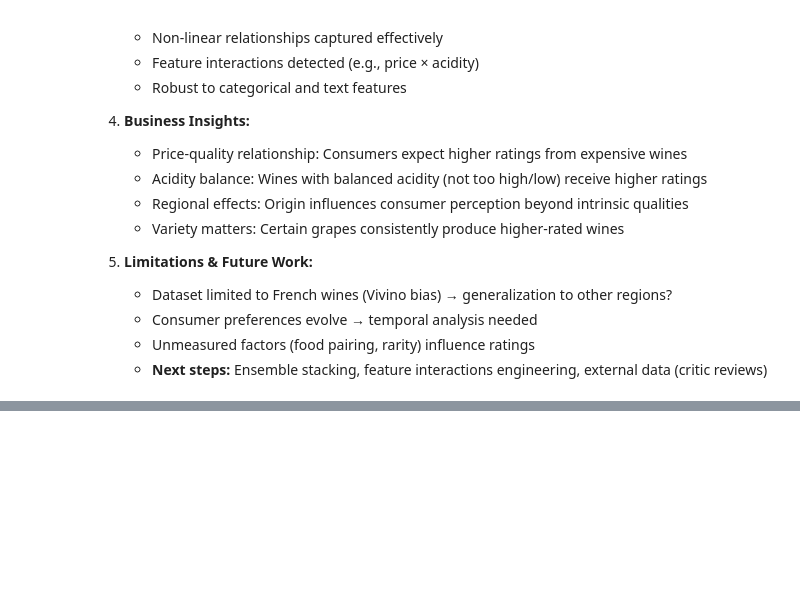
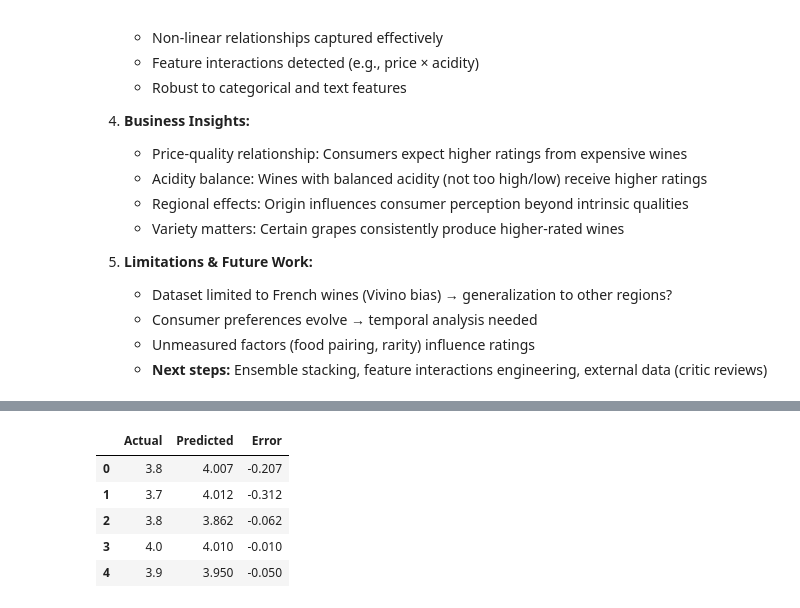
Before and after one commit to tfreret/vivino-analysis, a Jupyter notebook: wine_analysis_v2.ipynb, the cells around one changed output, grey strips where cells are left out. Drawn from its saved outputs; the diff is of its cells as text; code cells hidden in the pictures; blank space fills up the shorter version.

Commit message:
feat: alt analysis with fewer features

```diff
--- a/wine_analysis_v2.ipynb
+++ b/wine_analysis_v2.ipynb
@@ -837,0 +851,90 @@ Prediction Examples (Test Set):
+# %%
+# Alternative Analysis 1: Without Price & Taste Features
+print("=" * 70)
+print("ANALYSIS 1: Without Price & Taste Features")
+print("=" * 70)
+
+X_alt1 = df_model.drop(['rating', 'id', 'name', 'cluster'], axis=1, errors='ignore')
+X_alt1['vintage'] = pd.to_numeric(X_alt1['vintage'], errors='coerce')
+X_alt1['age'] = 2025 - X_alt1['vintage']
+X_alt1['age'] = X_alt1['age'].clip(lower=0)
+
+# Features: only geographic, grape, and flavor info
+numeric_features_alt1 = ['vintage', 'age']
+categorical_features_alt1 = ['country', 'winery', 'flavor_rank1', 'flavor_rank2', 'flavor_rank3']
+text_feature_alt1 = ['grapes']
+
+# Preprocessing
+numeric_transformer_alt1 = Pipeline([
+    ('imputer', SimpleImputer(strategy='median')),
+    ('scaler', StandardScaler())
+])
+
+categorical_transformer_alt1 = Pipeline([
+    ('imputer', SimpleImputer(strategy='constant', fill_value='missing')),
+    ('encoder', OneHotEncoder(handle_unknown='ignore', sparse_output=False, max_categories=20))
+])
+
+grapes_transformer_alt1 = Pipeline([
+    ('imputer', SimpleImputer(strategy='constant', fill_value='Unknown')),
+    ('flatten', FunctionTransformer(lambda x: np.reshape(x, -1), feature_names_out='one-to-one')),
+    ('vectorizer', CountVectorizer(tokenizer=split_grapes, token_pattern=None, binary=True, max_features=50))
+])
+
+preprocessor_alt1 = ColumnTransformer([
+    ('num', numeric_transformer_alt1, numeric_features_alt1),
+    ('cat', categorical_transformer_alt1, categorical_features_alt1),
+    ('grapes', grapes_transformer_alt1, text_feature_alt1)
+], remainder='drop')
+
+# Train-test split
+X_train_alt1, X_test_alt1, y_train_alt1, y_test_alt1 = train_test_split(
+    X_alt1, y, test_size=0.2, random_state=42,
+    stratify=pd.cut(y, bins=5, labels=False)
+)
+
+# Apply preprocessing
+X_train_prep_alt1 = preprocessor_alt1.fit_transform(X_train_alt1)
+X_test_prep_alt1 = preprocessor_alt1.transform(X_test_alt1)
+
+print(f"Features: {X_train_prep_alt1.shape[1]} (removed price & taste features)")
+
+# Train models
+models_alt1 = {
+    'Linear Regression': LinearRegression(),
+    'Random Forest': RandomForestRegressor(n_estimators=100, max_depth=20, random_state=42, n_jobs=-1),
+    'Gradient Boosting': GradientBoostingRegressor(n_estimators=100, learning_rate=0.1, max_depth=5, random_state=42)
+}
+
+results_alt1 = {}
+for name, model in models_alt1.items():
+    model.fit(X_train_prep_alt1, y_train_alt1)
+    y_pred = model.predict(X_test_prep_alt1)
+    results_alt1[name] = {
+        'test_rmse': np.sqrt(mean_squared_error(y_test_alt1, y_pred)),
+        'test_r2': r2_score(y_test_alt1, y_pred),
+        'test_mae': mean_absolute_error(y_test_alt1, y_pred)
+    }
+
+# Results comparison
+results_alt1_df = pd.DataFrame(results_alt1).T.round(4)
+print("\nModel Performance (Alternative 1):")
+display(results_alt1_df)
+
+print(f"\n✓ Best model: {results_alt1_df['test_r2'].idxmax()} (R²: {results_alt1_df['test_r2'].max():.4f})")
+print(f"Comparison to baseline (full features):")
+print(f"  Baseline R²: {best_test_r2:.4f}")
+print(f"  Alt1 R²:     {results_alt1_df['test_r2'].max():.4f}")
+print(f"  Drop:        {best_test_r2 - results_alt1_df['test_r2'].max():.4f} ({(best_test_r2 - results_alt1_df['test_r2'].max())/best_test_r2*100:.1f}%)")
+
+print(f"\nPrediction Examples (Test Set):")
+best_model_alt1_name = results_alt1_df['test_r2'].idxmax()
+y_pred_alt1 = models_alt1[best_model_alt1_name].predict(X_test_prep_alt1)
+examples_idx_alt1 = np.random.choice(len(y_test_alt1), 5, replace=False)
+alt1_examples = pd.DataFrame({
+    'Actual': y_test_alt1.iloc[examples_idx_alt1].values,
+    'Predicted': y_pred_alt1[examples_idx_alt1],
+    'Error': (y_test_alt1.iloc[examples_idx_alt1].values - y_pred_alt1[examples_idx_alt1])
+})
+display(alt1_examples.round(3))
+# %% [output]
@@ -837,0 +958,6 @@ Prediction Examples (Test Set):
+|  | Actual | Predicted | Error |
+| 0 | 3.8 | 4.007 | -0.207 |
+| 1 | 3.7 | 4.012 | -0.312 |
+| 2 | 3.8 | 3.862 | -0.062 |
+| 3 | 4.0 | 4.010 | -0.010 |
+| 4 | 3.9 | 3.950 | -0.050 |
```
Also changed, not shown: parts of 9 cells of this notebook.
